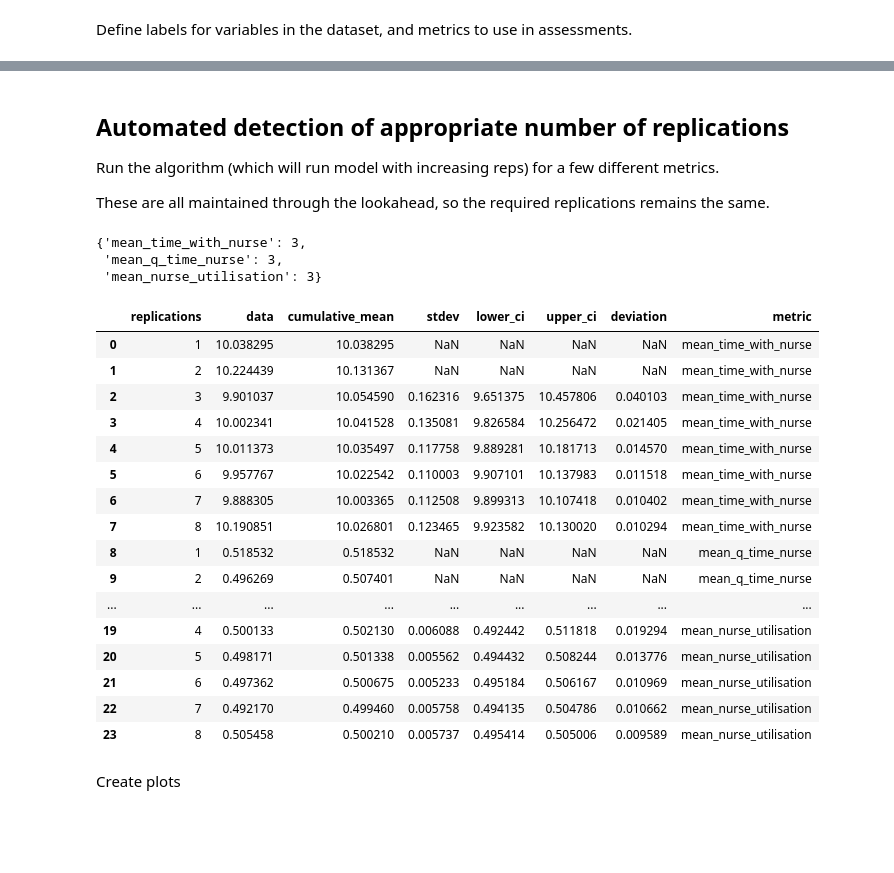
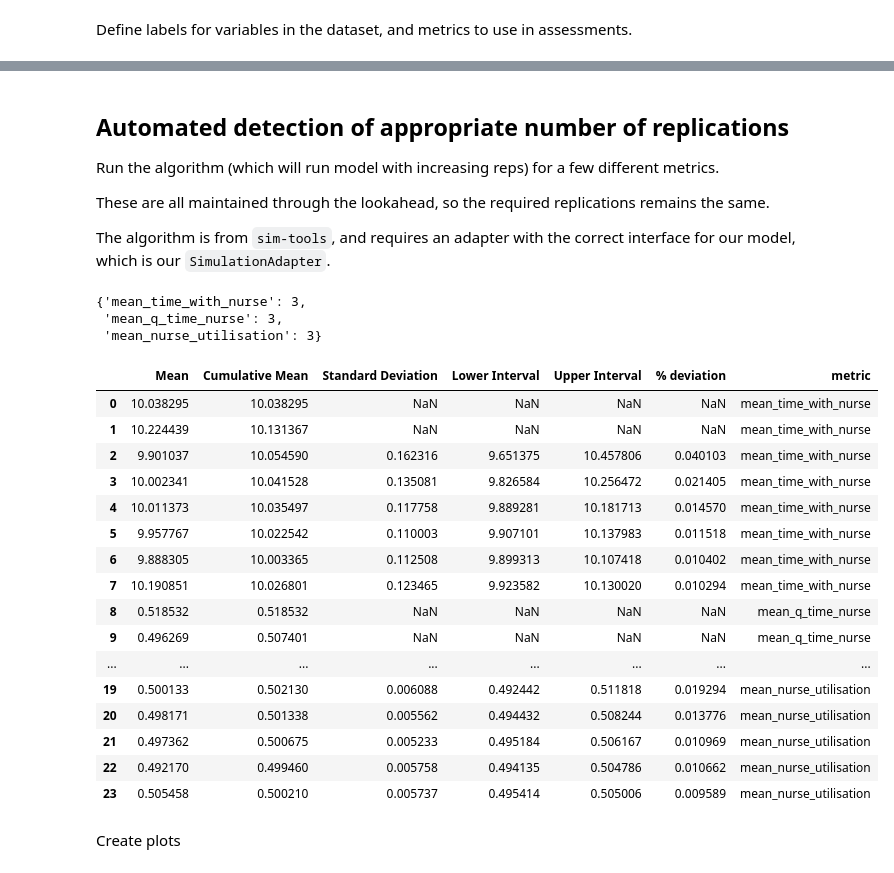
Before and after one commit to pythonhealthdatascience/pydesrap_mms, a Jupyter notebook: notebooks/choosing_replications.ipynb, the cells around one changed output, grey strips where cells are left out. Cells and saved outputs as stored; diff of their text form; code cells hidden in the pictures; blank space fills up the shorter version.

```diff
--- a/notebooks/choosing_replications.ipynb
+++ b/notebooks/choosing_replications.ipynb
@@ -171,38 +133,47 @@ for metric in METRICS:
 Run the algorithm (which will run model with increasing reps) for a few different metrics.
 
 These are all maintained through the lookahead, so the required replications remains the same.
+
+The algorithm is from `sim-tools`, and requires an adapter with the correct interface for our model, which is our `SimulationAdapter`.
 # %%
+# Set up model with adapter
+sim_model = SimulationAdapter(param=Param(), metrics=METRICS)
+
 # Set up and run the algorithm
 analyser = ReplicationsAlgorithm(
-    alpha=0.05, half_width_precision=0.1, initial_replications=3,
-    look_ahead=5, replication_budget=1000)
-solutions, cumulative = analyser.select(runner=Runner(Param()),
-                                        metrics=METRICS)
+    alpha=0.05,
+    half_width_precision=0.1,
+    initial_replications=3,
+    look_ahead=5,
+    replication_budget=1000,
+    verbose=False
+)
+nreps, summary_frame = analyser.select(model=sim_model, metrics=METRICS)
 
 # View results
-display(solutions)
-display(cumulative)
+display(nreps)
+display(summary_frame)
 # %% [output]
 {'mean_time_with_nurse': 3,
  'mean_q_time_nurse': 3,
  'mean_nurse_utilisation': 3}
-|  | replications | data | cumulative_mean | stdev | lower_ci | upper_ci | deviation | metric |
-| 0 | 1 | 10.038295 | 10.038295 | NaN | NaN | NaN | NaN | mean_time_with_nurse |
-| 1 | 2 | 10.224439 | 10.131367 | NaN | NaN | NaN | NaN | mean_time_with_nurse |
-| 2 | 3 | 9.901037 | 10.054590 | 0.162316 | 9.651375 | 10.457806 | 0.040103 | mean_time_with_nurse |
-| 3 | 4 | 10.002341 | 10.041528 | 0.135081 | 9.826584 | 10.256472 | 0.021405 | mean_time_with_nurse |
-| 4 | 5 | 10.011373 | 10.035497 | 0.117758 | 9.889281 | 10.181713 | 0.014570 | mean_time_with_nurse |
-| 5 | 6 | 9.957767 | 10.022542 | 0.110003 | 9.907101 | 10.137983 | 0.011518 | mean_time_with_nurse |
-| 6 | 7 | 9.888305 | 10.003365 | 0.112508 | 9.899313 | 10.107418 | 0.010402 | mean_time_with_nurse |
-| 7 | 8 | 10.190851 | 10.026801 | 0.123465 | 9.923582 | 10.130020 | 0.010294 | mean_time_with_nurse |
-| 8 | 1 | 0.518532 | 0.518532 | NaN | NaN | NaN | NaN | mean_q_time_nurse |
-| 9 | 2 | 0.496269 | 0.507401 | NaN | NaN | NaN | NaN | mean_q_time_nurse |
-| ... | ... | ... | ... | ... | ... | ... | ... | ... |
-| 19 | 4 | 0.500133 | 0.502130 | 0.006088 | 0.492442 | 0.511818 | 0.019294 | mean_nurse_utilisation |
-| 20 | 5 | 0.498171 | 0.501338 | 0.005562 | 0.494432 | 0.508244 | 0.013776 | mean_nurse_utilisation |
-| 21 | 6 | 0.497362 | 0.500675 | 0.005233 | 0.495184 | 0.506167 | 0.010969 | mean_nurse_utilisation |
-| 22 | 7 | 0.492170 | 0.499460 | 0.005758 | 0.494135 | 0.504786 | 0.010662 | mean_nurse_utilisation |
-| 23 | 8 | 0.505458 | 0.500210 | 0.005737 | 0.495414 | 0.505006 | 0.009589 | mean_nurse_utilisation |
+|  | Mean | Cumulative Mean | Standard Deviation | Lower Interval | Upper Interval | % deviation | metric |
+| 0 | 10.038295 | 10.038295 | NaN | NaN | NaN | NaN | mean_time_with_nurse |
+| 1 | 10.224439 | 10.131367 | NaN | NaN | NaN | NaN | mean_time_with_nurse |
+| 2 | 9.901037 | 10.054590 | 0.162316 | 9.651375 | 10.457806 | 0.040103 | mean_time_with_nurse |
+| 3 | 10.002341 | 10.041528 | 0.135081 | 9.826584 | 10.256472 | 0.021405 | mean_time_with_nurse |
+| 4 | 10.011373 | 10.035497 | 0.117758 | 9.889281 | 10.181713 | 0.014570 | mean_time_with_nurse |
+| 5 | 9.957767 | 10.022542 | 0.110003 | 9.907101 | 10.137983 | 0.011518 | mean_time_with_nurse |
+| 6 | 9.888305 | 10.003365 | 0.112508 | 9.899313 | 10.107418 | 0.010402 | mean_time_with_nurse |
+| 7 | 10.190851 | 10.026801 | 0.123465 | 9.923582 | 10.130020 | 0.010294 | mean_time_with_nurse |
+| 8 | 0.518532 | 0.518532 | NaN | NaN | NaN | NaN | mean_q_time_nurse |
+| 9 | 0.496269 | 0.507401 | NaN | NaN | NaN | NaN | mean_q_time_nurse |
+| ... | ... | ... | ... | ... | ... | ... | ... |
+| 19 | 0.500133 | 0.502130 | 0.006088 | 0.492442 | 0.511818 | 0.019294 | mean_nurse_utilisation |
+| 20 | 0.498171 | 0.501338 | 0.005562 | 0.494432 | 0.508244 | 0.013776 | mean_nurse_utilisation |
+| 21 | 0.497362 | 0.500675 | 0.005233 | 0.495184 | 0.506167 | 0.010969 | mean_nurse_utilisation |
+| 22 | 0.492170 | 0.499460 | 0.005758 | 0.494135 | 0.504786 | 0.010662 | mean_nurse_utilisation |
+| 23 | 0.505458 | 0.500210 | 0.005737 | 0.495414 | 0.505006 | 0.009589 | mean_nurse_utilisation |
 # %% [markdown]
 Create plots
 # %%
```
Also changed, not shown: parts of 14 cells of this notebook, 12 other files.
